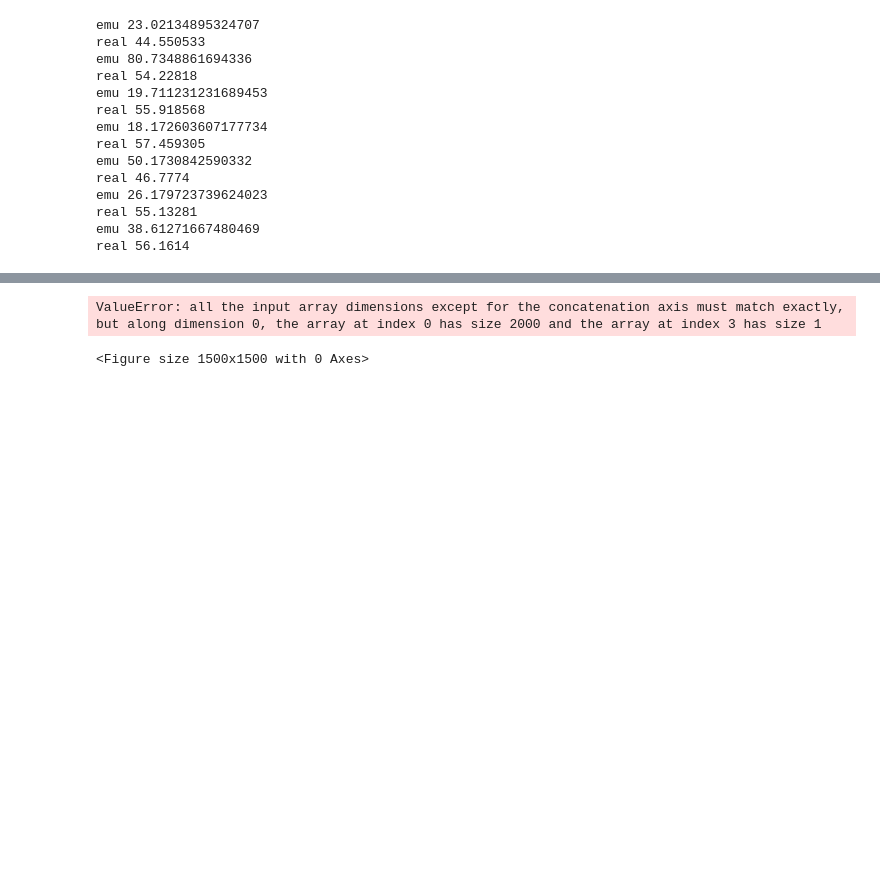
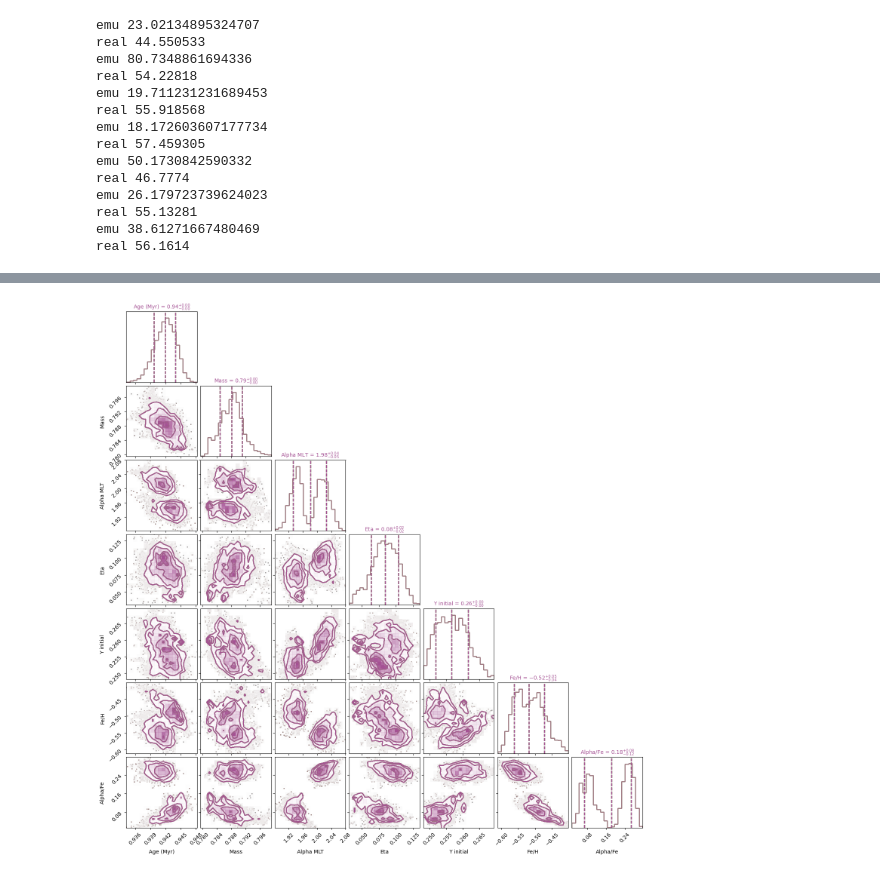
Before and after one commit to ruddock321/y4project, a Jupyter notebook: HBM stuff/Tensor flow model/Model test with tensorflow.ipynb, the cells around one changed output, grey strips where cells are left out. Cells and saved outputs as stored; diff of their text form; code cells hidden in the pictures; blank space fills up the shorter version.

```diff
--- a/HBM stuff/Tensor flow model/Model test with tensorflow.ipynb
+++ b/HBM stuff/Tensor flow model/Model test with tensorflow.ipynb
@@ -716,34 +721,46 @@ plt.show()
 # %%
 # Create a figure for the corner plot
 fig = plt.figure(figsize=(15, 15))
 
-# Parameters to include
-params = ['ages_', 'massini_', 'alphamlt_', 'yini_', 'eta_', 'fehini_', 'alphafe_']
-labels = ['Age (Myr)', 'Mass', 'Alpha MLT', 'Y initial', 'Eta', 'Fe/H', 'Alpha/Fe']
+# Colors for different stars
+colors = [
+    '#1f77b4', '#ff7f0e', '#2ca02c', '#d62728', '#9467bd', '#8c564b',
+    '#e377c2', '#7f7f7f', '#bcbd22', '#17becf', '#aec7e8', '#ffbb78',
+    '#98df8a', '#ff9896', '#c5b0d5', '#c49c94', '#f7b6d2', '#c7c7c7',
+    '#dbdb8d', '#9edae5', '#393b79', '#637939', '#8c6d31', '#843c39',
+    '#7b4173', '#5254a3', '#6b6ecf', '#b5cf6b', '#e7ba52', '#e7969c',
+    '#7f7f7f', '#a55194'
+]
 
-# Colors for different stars
-colors = ['black', 'red', 'purple']
 
 # Plot each star's corner plot with a different color
-for star_idx in range(min(3, len(samples['ages_'][0]))):  # Plot up to 5 stars
-    # Extract samples for this star
-    X = np.column_stack([samples[param][..., (star_idx+2)] for param in params])
+for star_idx in range(32):
+    params = {
+        'Age (Myr)': np.asarray(samples['ages_norm_']).flatten(),
+        'Mass': np.asarray(samples['massini_'])[..., star_idx].flatten(),
+        'Alpha MLT': np.asarray(samples['alphamlt_']).flatten(),
+        'Eta': np.asarray(samples['eta_']).flatten(),
+        'Y initial': np.asarray(samples['yini_']).flatten(),
+        'Fe/H': np.asarray(samples['fehini_']).flatten(),
+        'Alpha/Fe': np.asarray(samples['alphafe_']).flatten()
+    }
 
-    # Add the corner plot for this star
-    corner.corner(
+    # Convert to numpy array for corner.py
+    X = np.column_stack([params_of_interest[key] for key in params_of_interest])
+    labels = list(params_of_interest.keys())
+
+    # First star creates the figure, others overlay it
+    fig = corner.corner(
         X,
         labels=labels,
-        fig=fig,
+        fig=fig,  # Use existing figure if it's not None
         color=colors[star_idx],
         quantiles=[0.16, 0.5, 0.84],
         show_titles=True,
         title_kwargs={"fontsize": 10, "color": colors[star_idx]},
-        hist_kwargs={"alpha": 0.6},
+        hist_kwargs={"alpha": 0.4},
     )
 
-plt.tight_layout()
-plt.legend()
 plt.show()
 # %% [output]
-ValueError: all the input array dimensions except for the concatenation axis must match exactly, but along dimension 0, the array at index 0 has size 2000 and the array at index 3 has size 1
-<Figure size 1500x1500 with 0 Axes>
+[figure, added]
```
Also changed, not shown: parts of 6 cells of this notebook, 9 other files.
